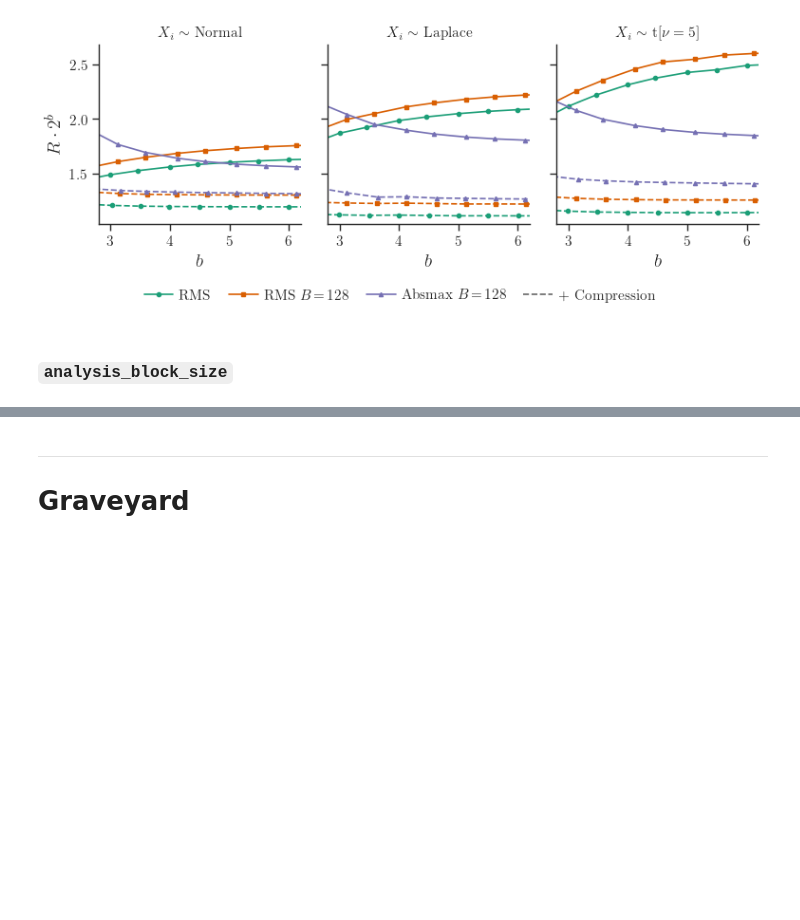
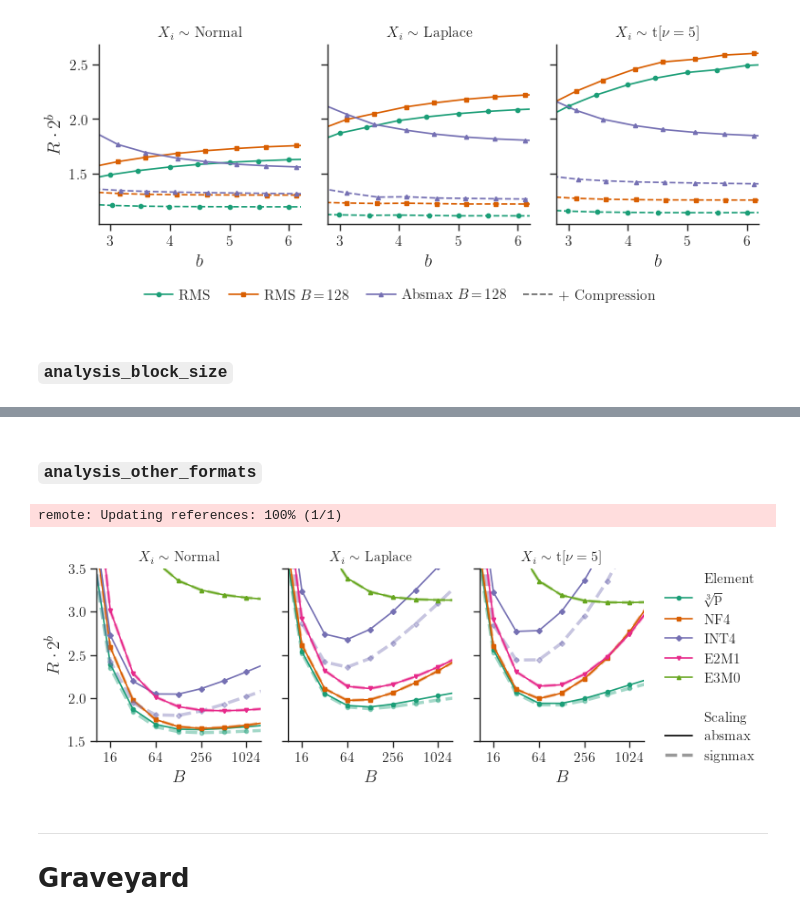
Before and after one commit to graphcore-research/llama-mobile-vlm, a Jupyter notebook: 20250127-FormatsCascade/Analysis.ipynb, the cells around one changed output, grey strips where cells are left out. Drawn from its saved outputs; the diff is of its cells as text; code cells hidden in the pictures; blank space fills up the shorter version.

```diff
--- a/20250127-FormatsCascade/Analysis.ipynb
+++ b/20250127-FormatsCascade/Analysis.ipynb
@@ -440,3 +459,61 @@ remote: Updating references: 100% (1/1)
+# %% [markdown]
+### `analysis_other_formats`
+# %%
+distributions = [A.Normal(), A.Laplace(), A.StudentT(df=5)]
+
+element_formats = [
+    (lambda dist, scaling, block_size: dist.quantiser(4, scaling=scaling, block_size=block_size, mode=dict(absmax="symmetric", signmax="asymmetric")[scaling]),
+     dict(label=plot_utils.CRD_LABEL, marker="o", color=plot_utils.PALETTE[0])),
+    (lambda *_: Q.NF4, dict(label="NF4", marker="s", color=plot_utils.PALETTE[1])),
+    (lambda *_: Q.parse("E0M3"), dict(label="E0M3", marker="D", color=plot_utils.PALETTE[2])),
+    (lambda *_: Q.parse("E2M1"), dict(label="E2M1", marker="v", color=plot_utils.PALETTE[3])),
+    (lambda *_: Q.parse("E3M0"), dict(label="E3M0", marker="^", color=plot_utils.PALETTE[4])),
+]
+
+scaling_methods = [
+    ("absmax", dict(ls="-")),
+    ("signmax", dict(ls="--", alpha=.4, lw=2.5)),
+]
+
+block_sizes = [2**logB for logB in range(3, 11+1)]
+
+grid = plot_utils.grid(cols=distributions, sharey=True)
+for (dist,), ax in grid:
+    X = dist.sample(2**24, seed=1, device=DEVICE)
+    for efmt, efmt_args in element_formats:
+        for scaling, scaling_args in scaling_methods:
+            rmse = []
+            for block_size in block_sizes:
+                fmt = Q.LinearScalingFormat(efmt(dist, scaling, block_size), Q.BFLOAT16, (block_size,), scaling=scaling)
+                bits = fmt.count_bits(X.shape)/X.nelement()
+                rmse.append(A.qrmse_norm(fmt, X).item() * 2**bits)
+            ax.plot(block_sizes, rmse, **plot_utils.drop_label(efmt_args), **scaling_args)
+
+    ax.set_xscale("log", base=2)
+    ax.xaxis.set_major_formatter("{x:.0f}")
+    ax.set_xticks([16, 64, 256, 1024])
+    ax.set_xlim((16 * 0.65, 1024 / 0.65))
+    ax.set_xlabel("block_size")
+    ax.set_title(f"$X_i \\sim$ {distribution_name(dist)}")
+
+ax0 = grid.axes[0, 0]
+ax0.set_ylim((1.5, 3.5))
+ax0.yaxis.set_major_formatter("{x}")
+ax0.set_ylabel(r"$R \cdot 2^b$")
+
+plot_utils.set_figure_legend(grid.figure, handles= [matplotlib.patches.Patch(color="none", label="Element")] + [
+    matplotlib.lines.Line2D([], [], **a)
+    for _, a in element_formats
+] + [matplotlib.patches.Patch(color="none"), matplotlib.patches.Patch(color="none", label="Scaling")] + [
+    matplotlib.lines.Line2D([], [], color="k", **a, label=scaling)
+    for scaling, a in scaling_methods
+])
+
+plot_utils.tidy(grid.figure)
+plot_utils.save("analysis_other_formats")
+# %% [output]
+remote: Updating references: 100% (1/1)
+[figure, added]
 # %% [markdown]
 ---
 # Graveyard
```
Also changed, not shown: parts of 3 cells of this notebook, 1 other file.
